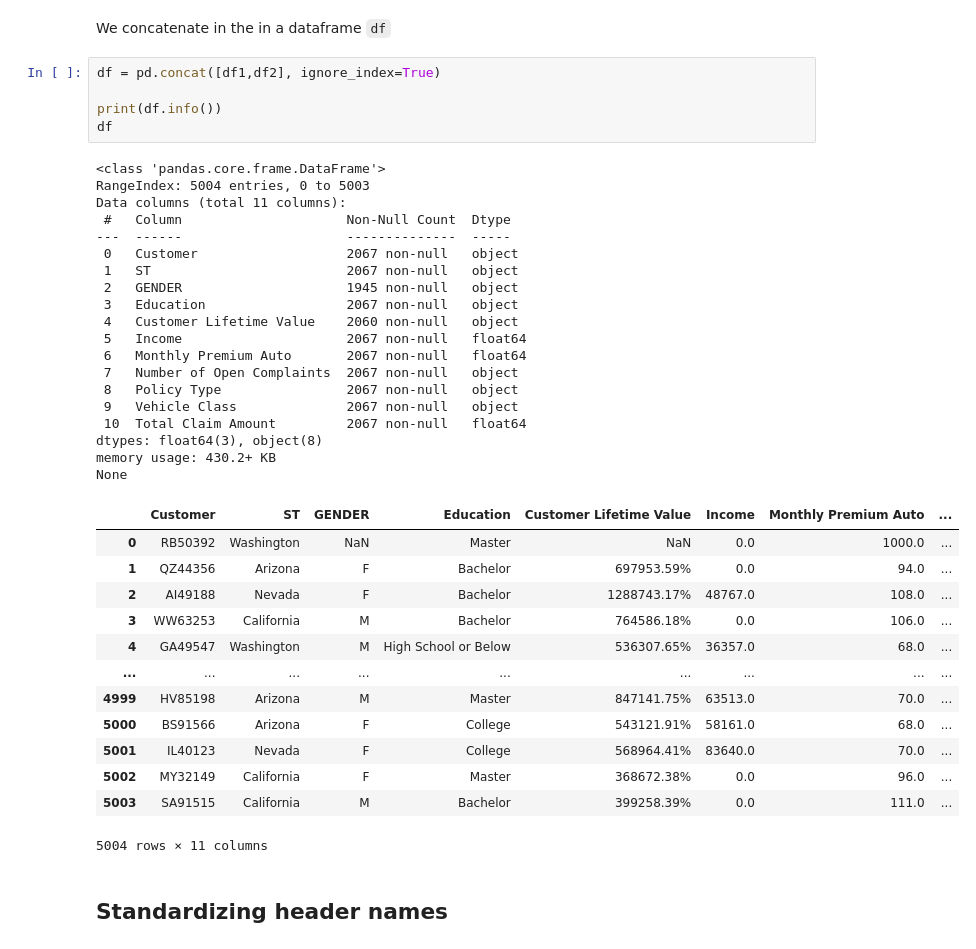
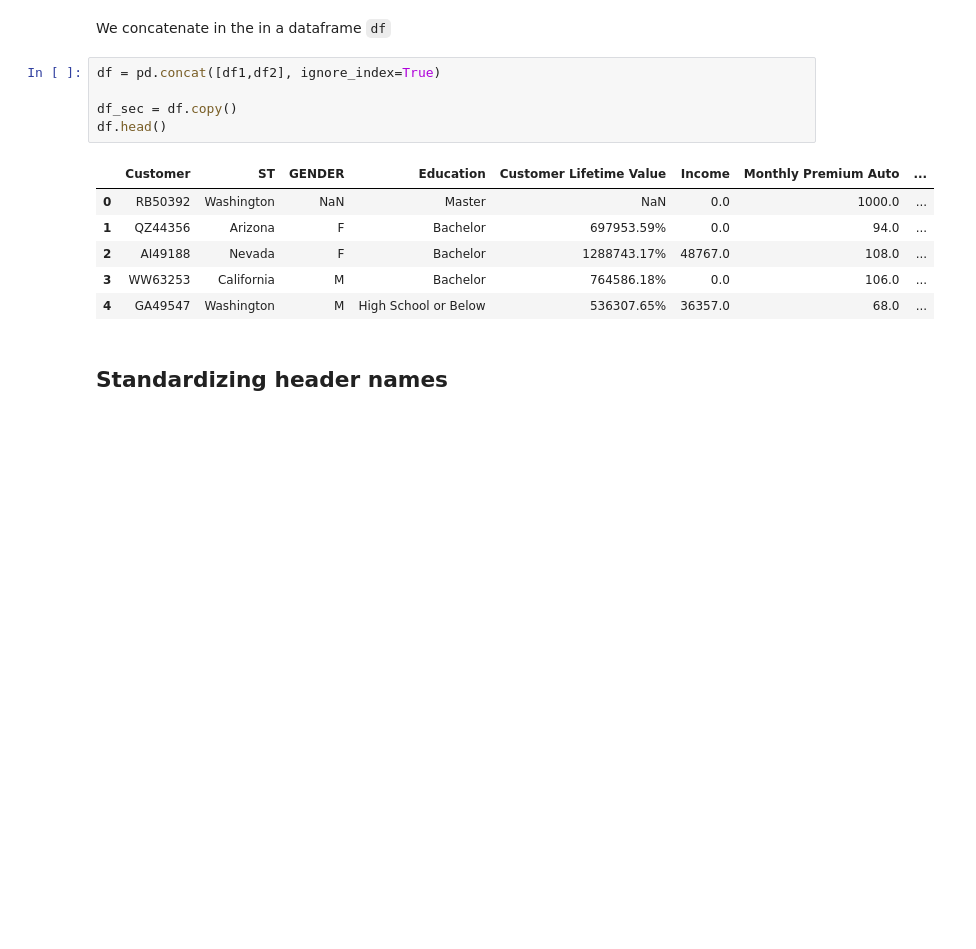
Before and after one commit to CarlosMAD10/IronCarlos, a Jupyter notebook: PandasCustomerAnalysis/LAB Customer Analysis.ipynb, the cells around one changed output. Drawn from its saved outputs; the diff is of its cells as text; blank space fills up the shorter version.

Commit message:
Adding lab with pandas, Customer Analysis 2

```diff
--- a/PandasCustomerAnalysis/LAB Customer Analysis.ipynb
+++ b/PandasCustomerAnalysis/LAB Customer Analysis.ipynb
@@ -36,41 +17,15 @@ We concatenate in the in a dataframe `df`
 # %%
 df = pd.concat([df1,df2], ignore_index=True)
 
-print(df.info())
-df
+df_sec = df.copy()
+df.head()
 # %% [output]
-<class 'pandas.core.frame.DataFrame'>
-RangeIndex: 5004 entries, 0 to 5003
-Data columns (total 11 columns):
- #   Column                     Non-Null Count  Dtype
----  ------                     --------------  -----
- 0   Customer                   2067 non-null   object
- 1   ST                         2067 non-null   object
- 2   GENDER                     1945 non-null   object
- 3   Education                  2067 non-null   object
- 4   Customer Lifetime Value    2060 non-null   object
- 5   Income                     2067 non-null   float64
- 6   Monthly Premium Auto       2067 non-null   float64
- 7   Number of Open Complaints  2067 non-null   object
- 8   Policy Type                2067 non-null   object
- 9   Vehicle Class              2067 non-null   object
- 10  Total Claim Amount         2067 non-null   float64
-dtypes: float64(3), object(8)
-memory usage: 430.2+ KB
-None
 |  | Customer | ST | GENDER | Education | Customer Lifetime Value | Income | Monthly Premium Auto | ... |
 | 0 | RB50392 | Washington | NaN | Master | NaN | 0.0 | 1000.0 | ... |
 | 1 | QZ44356 | Arizona | F | Bachelor | 697953.59% | 0.0 | 94.0 | ... |
 | 2 | AI49188 | Nevada | F | Bachelor | 1288743.17% | 48767.0 | 108.0 | ... |
 | 3 | WW63253 | California | M | Bachelor | 764586.18% | 0.0 | 106.0 | ... |
 | 4 | GA49547 | Washington | M | High School or Below | 536307.65% | 36357.0 | 68.0 | ... |
-| ... | ... | ... | ... | ... | ... | ... | ... | ... |
-| 4999 | HV85198 | Arizona | M | Master | 847141.75% | 63513.0 | 70.0 | ... |
-| 5000 | BS91566 | Arizona | F | College | 543121.91% | 58161.0 | 68.0 | ... |
-| 5001 | IL40123 | Nevada | F | College | 568964.41% | 83640.0 | 70.0 | ... |
-| 5002 | MY32149 | California | F | Master | 368672.38% | 0.0 | 96.0 | ... |
-| 5003 | SA91515 | California | M | Bachelor | 399258.39% | 0.0 | 111.0 | ... |
-5004 rows × 11 columns
 # %% [markdown]
 ## Standardizing header names
 # %%
```
Also changed, not shown: parts of 26 cells of this notebook, 1 other file.
